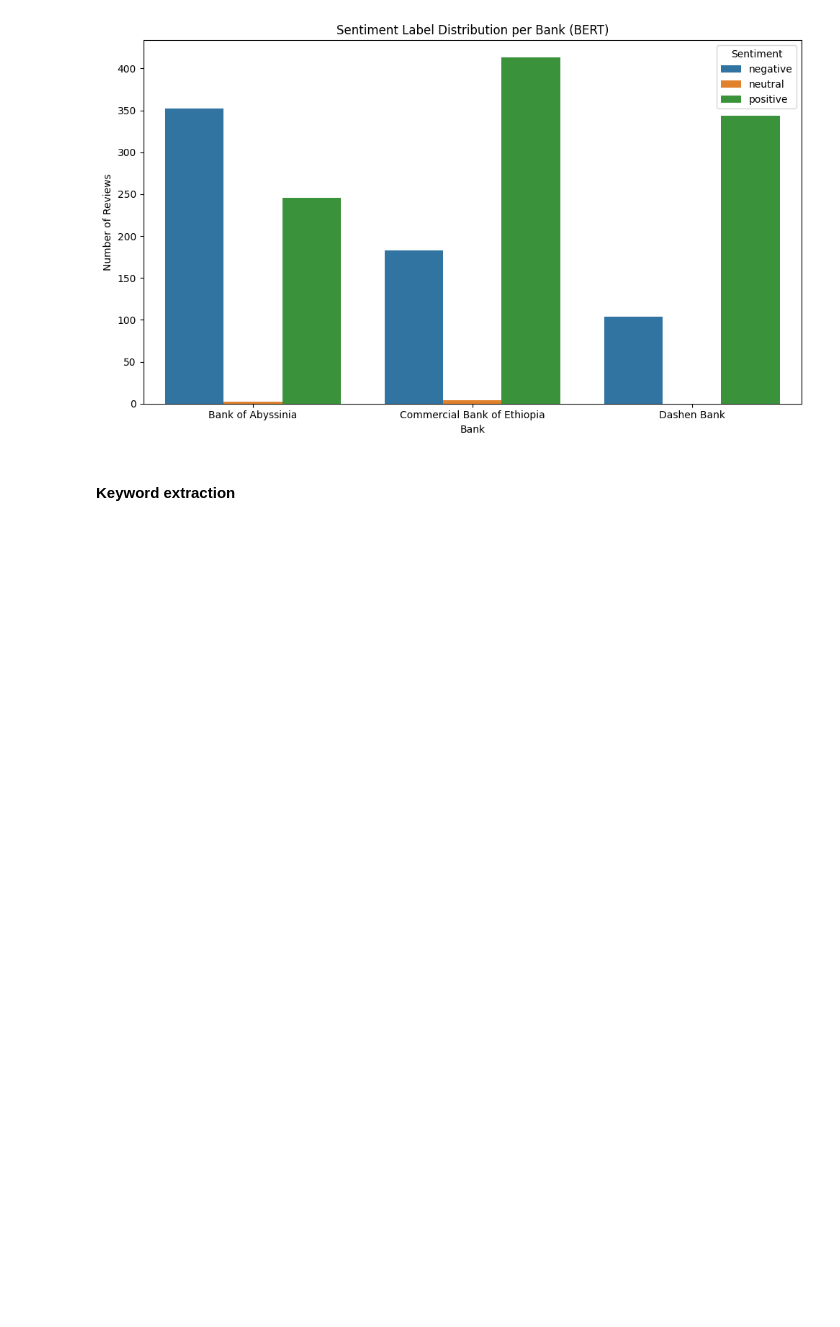
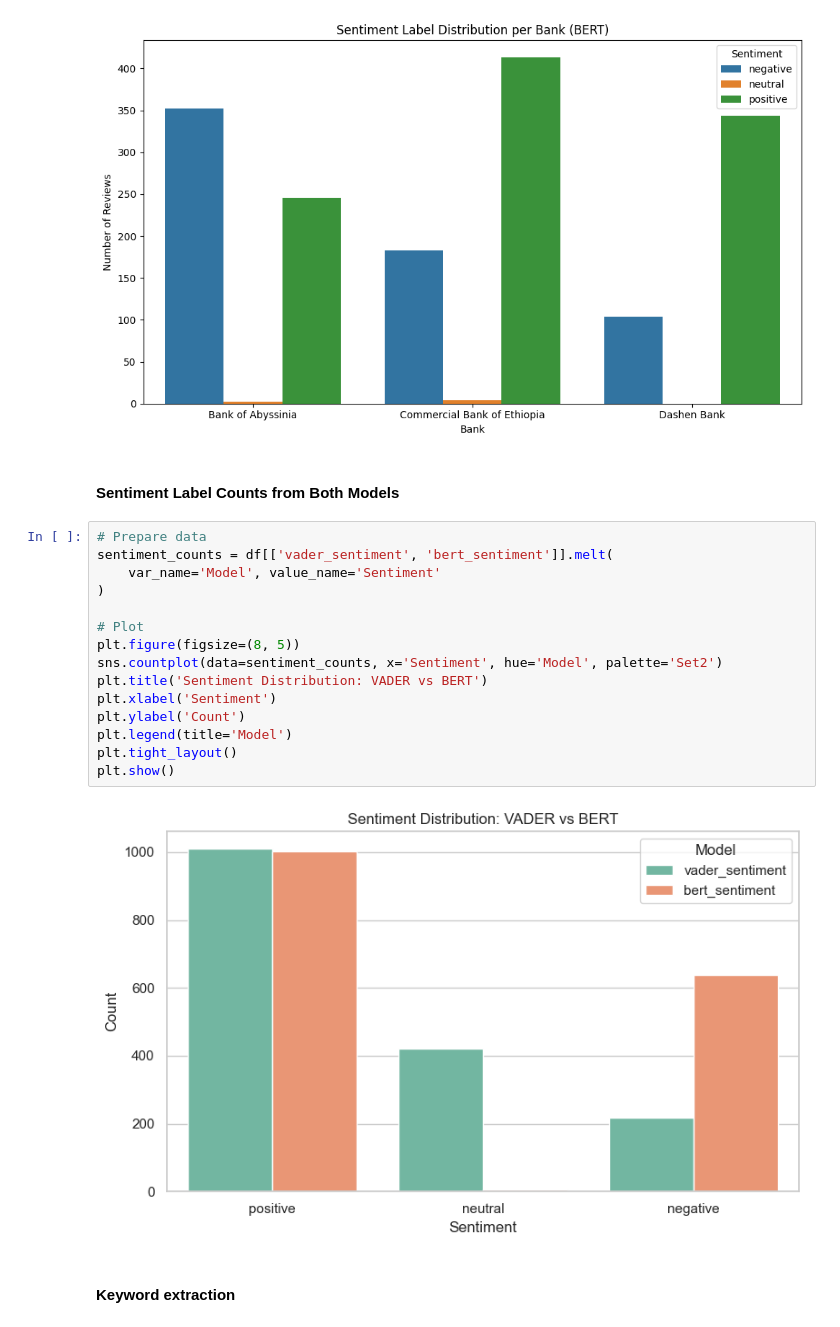
Before and after one commit to Liya-F/customer-experience-analysis, a Jupyter notebook: notebooks/task-2.ipynb, the cells around one changed output. Saved outputs shown, nothing was run; the diff lists cells and outputs as text; blank space fills up the shorter version.

Commit message:
feat: added sentiment label counts from both models visual

```diff
--- a/notebooks/task-2.ipynb
+++ b/notebooks/task-2.ipynb
@@ -158,6 +158,25 @@ plt.show()
 # %% [output]
 [figure]
 [figure]
+# %% [markdown]
+#### Sentiment Label Counts from Both Models
+# %%
+# Prepare data
+sentiment_counts = df[['vader_sentiment', 'bert_sentiment']].melt(
+    var_name='Model', value_name='Sentiment'
+)
+
+# Plot
+plt.figure(figsize=(8, 5))
+sns.countplot(data=sentiment_counts, x='Sentiment', hue='Model', palette='Set2')
+plt.title('Sentiment Distribution: VADER vs BERT')
+plt.xlabel('Sentiment')
+plt.ylabel('Count')
+plt.legend(title='Model')
+plt.tight_layout()
+plt.show()
+# %% [output]
+[figure, added]
 # %% [markdown]
 #### Keyword extraction
 # %%
```
Also changed, not shown: parts of 1 cell of this notebook.
